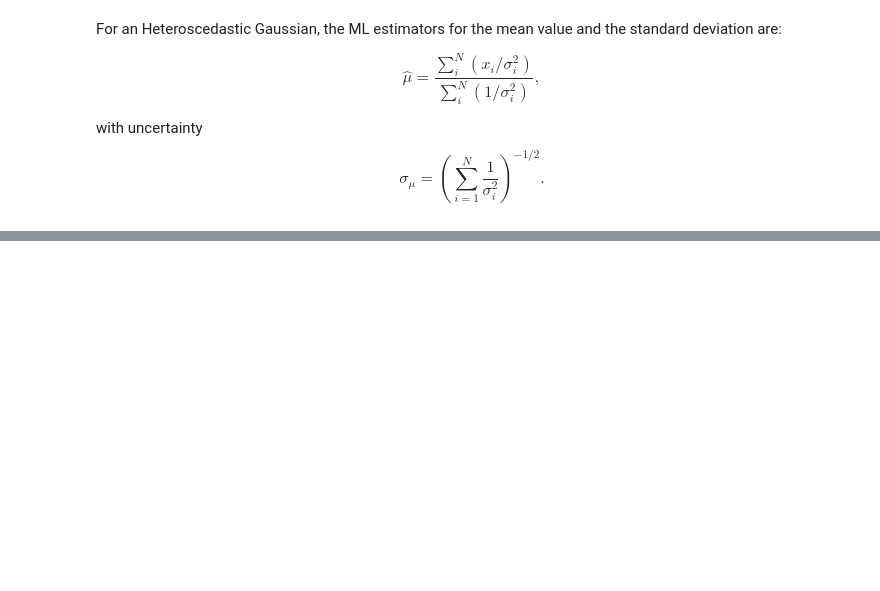
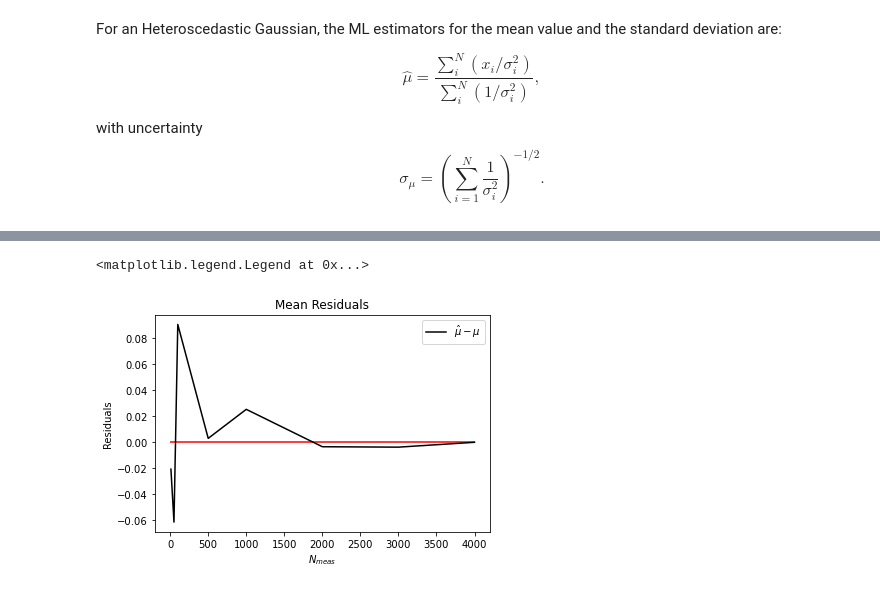
Before and after one commit to ludovicobizzarri/astrostatistics_bicocca_2024, a Jupyter notebook: working/Lesson 05/Position of a Quasar.ipynb, the cells around one changed output, grey strips where cells are left out. Saved outputs shown, nothing was run; the diff lists cells and outputs as text; code cells hidden in the pictures; blank space fills up the shorter version.

```diff
--- a/working/Lesson 05/Position of a Quasar.ipynb
+++ b/working/Lesson 05/Position of a Quasar.ipynb
@@ -247,0 +257,29 @@ Text(0.5, 1.0, 'Likelihood vs Gauss($\\hat{\\mu},\\sigma_\\mu$)')
+# %%
+N_meas_arr = np.array([10,50,100,500,1000,2000,3000,4000,5000])
+
+# Heteroscedastic errors, Gaussian underlying process:
+mu = 1
+sigma = 0.2
+sigma_std = 0.05
+
+# generate fake measurements: each one is an observation with uncertainty draws from a normal distribution N(0.2,0.05)
+gauss_meas = np.zeros([len(N_meas_arr)],dtype=object)
+random_mu = np.zeros([len(N_meas_arr)],dtype=object)
+random_sigma = np.zeros([len(N_meas_arr)],dtype=object)
+
+for i in range(len(N_meas_arr)):
+
+    gauss_meas[i] = np.zeros(N_meas_arr[i],dtype=object)
+    random_mu[i] = np.zeros(N_meas_arr[i])
+    random_sigma[i] = np.zeros(N_meas_arr[i])
+
+    for j in range(N_meas_arr[i]):
+
+        # extract random mu:
+        m_random = np.random.normal(mu,sigma)
+        random_mu[i][j] = m_random
+        # extraxt random sigma
+        s_random = np.random.normal(sigma,sigma_std)
+        random_sigma[i][j] = s_random
+        # build the Gaussian
+        gauss_meas[i][j] = scipy.stats.norm(m_random,s_random)
@@ -247,0 +334,11 @@ Text(0.5, 1.0, 'Likelihood vs Gauss($\\hat{\\mu},\\sigma_\\mu$)')
+# %%
+plt.plot(N_meas_arr[:-1],mu_MLE_arr[:-1]-mu,color='black',label='$\\hat{\mu}-\mu$')
+plt.hlines(mu-mu,0,4000,color='red')
+
+plt.title('Mean Residuals')
+plt.ylabel('Residuals')
+plt.xlabel('$N_{meas}$')
+plt.legend()
+# %% [output]
+<matplotlib.legend.Legend at 0x...>
+[figure, added]
```
Also changed, not shown: parts of 14 cells of this notebook.
